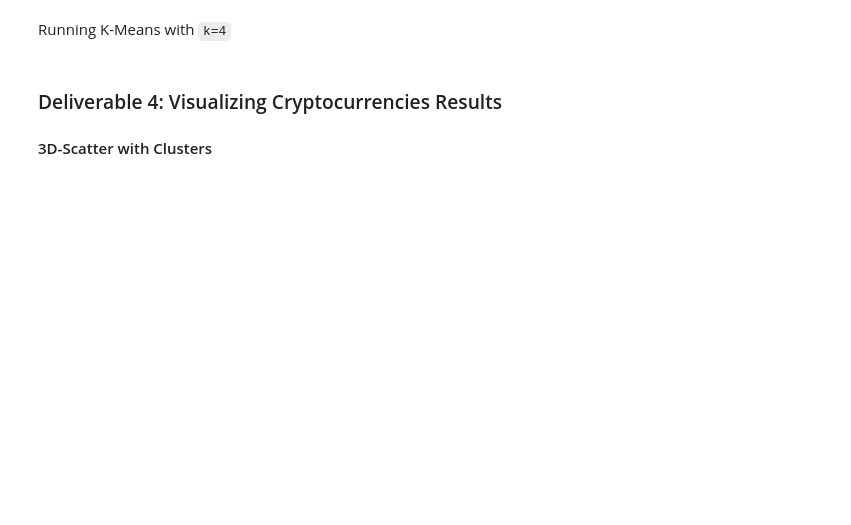
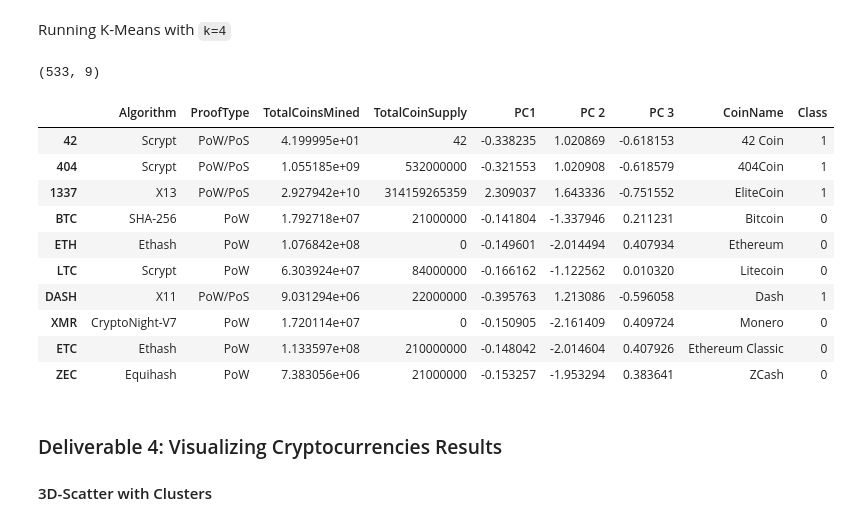
Before and after one commit to gacuchac/Cryptocurrencies, a Jupyter notebook: crypto_clustering.ipynb, the cells around one changed output. Cells and saved outputs as stored; diff of their text form; code cells hidden in the pictures; blank space fills up the shorter version.

Commit message:
Crypto Elbow, Kmeans 4 clusters, df with features, pca and predicted class

```diff
--- a/crypto_clustering.ipynb
+++ b/crypto_clustering.ipynb
@@ -178,0 +176,15 @@ pcs_df.head()
+# %%
+# Create an elbow curve to find the best value for K.
+inertia = []
+k = list(range(1, 11))
+
+# Looking for the best K
+for i in k:
+    km = KMeans(n_clusters=i, random_state=0)
+    km.fit(pcs_df)
+    inertia.append(km.inertia_)
+
+# Define a DataFrame to plot the Elbow Curve using hvPlot
+elbow_data = {"k": k, "inertia": inertia}
+df_elbow = pd.DataFrame(elbow_data)
+df_elbow.hvplot.line(x="k", y="inertia", title="Elbow Curve", xticks=k)
@@ -180,27 +194,39 @@ pcs_df.head()
 Running K-Means with `k=4`
 # %%
 # Initialize the K-Means model.
-# YOUR CODE HERE
+model = KMeans(n_clusters=4, random_state=0)
 
 # Fit the model
-# YOUR CODE HERE
+model.fit(pcs_df)
 
 # Predict clusters
-# YOUR CODE HERE
+predictions = model.predict(pcs_df)
 # %%
 # Create a new DataFrame including predicted clusters and cryptocurrencies features.
 # Concatentate the crypto_df and pcs_df DataFrames on the same columns.
-# YOUR CODE HERE
+clustered_df = pd.concat([crypto_df,pcs_df], axis=1)
 
 #  Add a new column, "CoinName" to the clustered_df DataFrame that holds the names of the cryptocurrencies.
-# YOUR CODE HERE
+clustered_df["CoinName"] = names_df
 
 #  Add a new column, "Class" to the clustered_df DataFrame that holds the predictions.
-# YOUR CODE HERE
-
+clustered_df["Class"] = model.labels_
 # Print the shape of the clustered_df
 print(clustered_df.shape)
 clustered_df.head(10)
+# %% [output]
+(533, 9)
+|  | Algorithm | ProofType | TotalCoinsMined | TotalCoinSupply | PC1 | PC 2 | PC 3 | CoinName | Class |
+| 42 | Scrypt | PoW/PoS | 4.199995e+01 | 42 | -0.338235 | 1.020869 | -0.618153 | 42 Coin | 1 |
+| 404 | Scrypt | PoW/PoS | 1.055185e+09 | 532000000 | -0.321553 | 1.020908 | -0.618579 | 404Coin | 1 |
+| 1337 | X13 | PoW/PoS | 2.927942e+10 | 314159265359 | 2.309037 | 1.643336 | -0.751552 | EliteCoin | 1 |
+| BTC | SHA-256 | PoW | 1.792718e+07 | 21000000 | -0.141804 | -1.337946 | 0.211231 | Bitcoin | 0 |
+| ETH | Ethash | PoW | 1.076842e+08 | 0 | -0.149601 | -2.014494 | 0.407934 | Ethereum | 0 |
+| LTC | Scrypt | PoW | 6.303924e+07 | 84000000 | -0.166162 | -1.122562 | 0.010320 | Litecoin | 0 |
+| DASH | X11 | PoW/PoS | 9.031294e+06 | 22000000 | -0.395763 | 1.213086 | -0.596058 | Dash | 1 |
+| XMR | CryptoNight-V7 | PoW | 1.720114e+07 | 0 | -0.150905 | -2.161409 | 0.409724 | Monero | 0 |
+| ETC | Ethash | PoW | 1.133597e+08 | 210000000 | -0.148042 | -2.014604 | 0.407926 | Ethereum Classic | 0 |
+| ZEC | Equihash | PoW | 7.383056e+06 | 21000000 | -0.153257 | -1.953294 | 0.383641 | ZCash | 0 |
 # %% [markdown]
 ### Deliverable 4: Visualizing Cryptocurrencies Results
 
```
Also changed, not shown: parts of 2 cells of this notebook, 1 other file.
